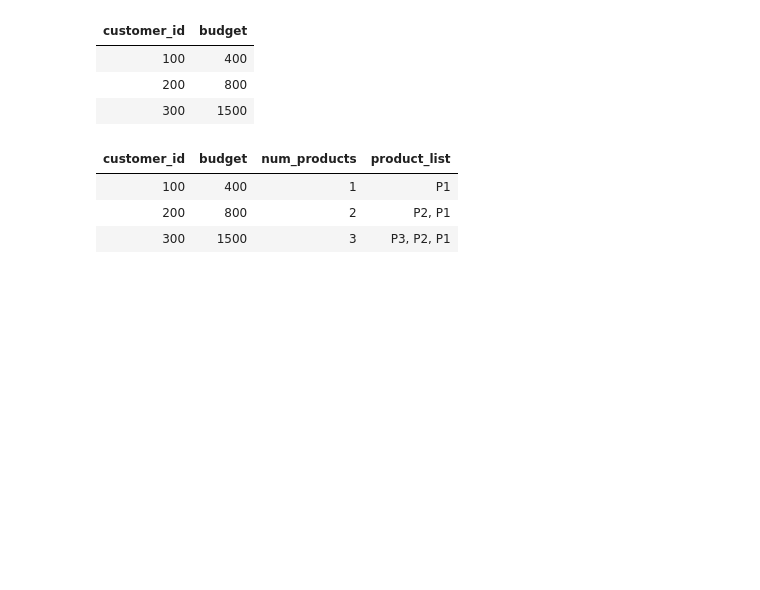
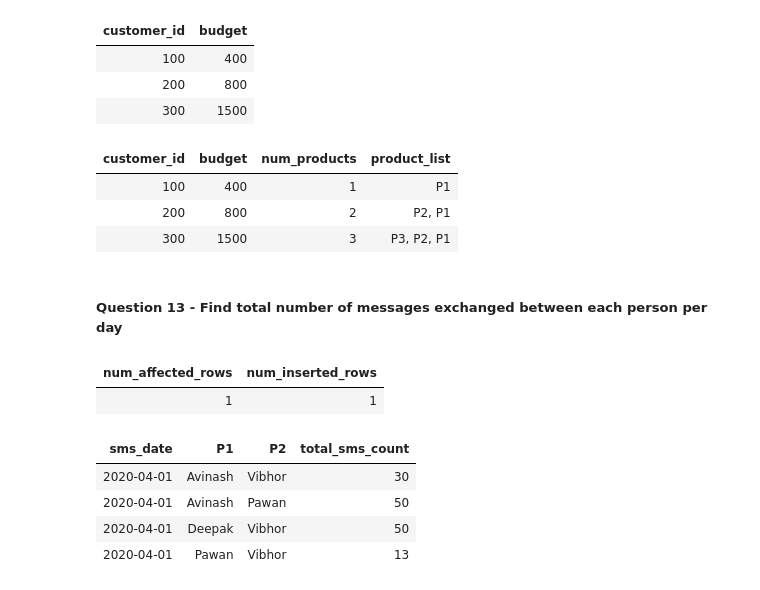
Before and after one commit to Rupam-1/SQL-Pyspark-practise_youtube, a Jupyter notebook: 03. SQL - Part2.ipynb, the cells around one changed output. Drawn from its saved outputs; the diff is of its cells as text; code cells hidden in the pictures; blank space fills up the shorter version.

```diff
--- a/03. SQL - Part2.ipynb
+++ b/03. SQL - Part2.ipynb
@@ -992,3 +992,50 @@ group by customer_id, budget;
 | 100 | 400 | 1 | P1 |
 | 200 | 800 | 2 | P2, P1 |
 | 300 | 1500 | 3 | P3, P2, P1 |
+# %% [markdown]
+##### Question 13 - Find total number of messages exchanged between each person per day
+# %%
+%sql
+drop table if exists subscriber;
+CREATE TABLE subscriber (
+ sms_date date ,
+ sender varchar(20) ,
+ receiver varchar(20) ,
+ sms_no int
+);
+-- insert some values
+INSERT INTO subscriber VALUES ('2020-4-1', 'Avinash', 'Vibhor',10);
+INSERT INTO subscriber VALUES ('2020-4-1', 'Vibhor', 'Avinash',20);
+INSERT INTO subscriber VALUES ('2020-4-1', 'Avinash', 'Pawan',30);
+INSERT INTO subscriber VALUES ('2020-4-1', 'Pawan', 'Avinash',20);
+INSERT INTO subscriber VALUES ('2020-4-1', 'Vibhor', 'Pawan',5);
+INSERT INTO subscriber VALUES ('2020-4-1', 'Pawan', 'Vibhor',8);
+INSERT INTO subscriber VALUES ('2020-4-1', 'Vibhor', 'Deepak',50);
+# %% [output]
+| num_affected_rows | num_inserted_rows |
+| 1 | 1 |
+# %%
+%sql
+with cte as (
+select *,
+    case
+        when sender < receiver then sender else receiver
+    end as P1,
+    case
+        when sender > receiver then sender else receiver
+    end as P2
+from subscriber
+)
+select
+    sms_date,
+    P1,
+    P2,
+    sum(sms_no) as total_sms_count
+from cte
+group by sms_date, P1, P2;
+# %% [output]
+| sms_date | P1 | P2 | total_sms_count |
+| 2020-04-01 | Avinash | Vibhor | 30 |
+| 2020-04-01 | Avinash | Pawan | 50 |
+| 2020-04-01 | Deepak | Vibhor | 50 |
+| 2020-04-01 | Pawan | Vibhor | 13 |
```
Also changed, not shown: 1 other file.
